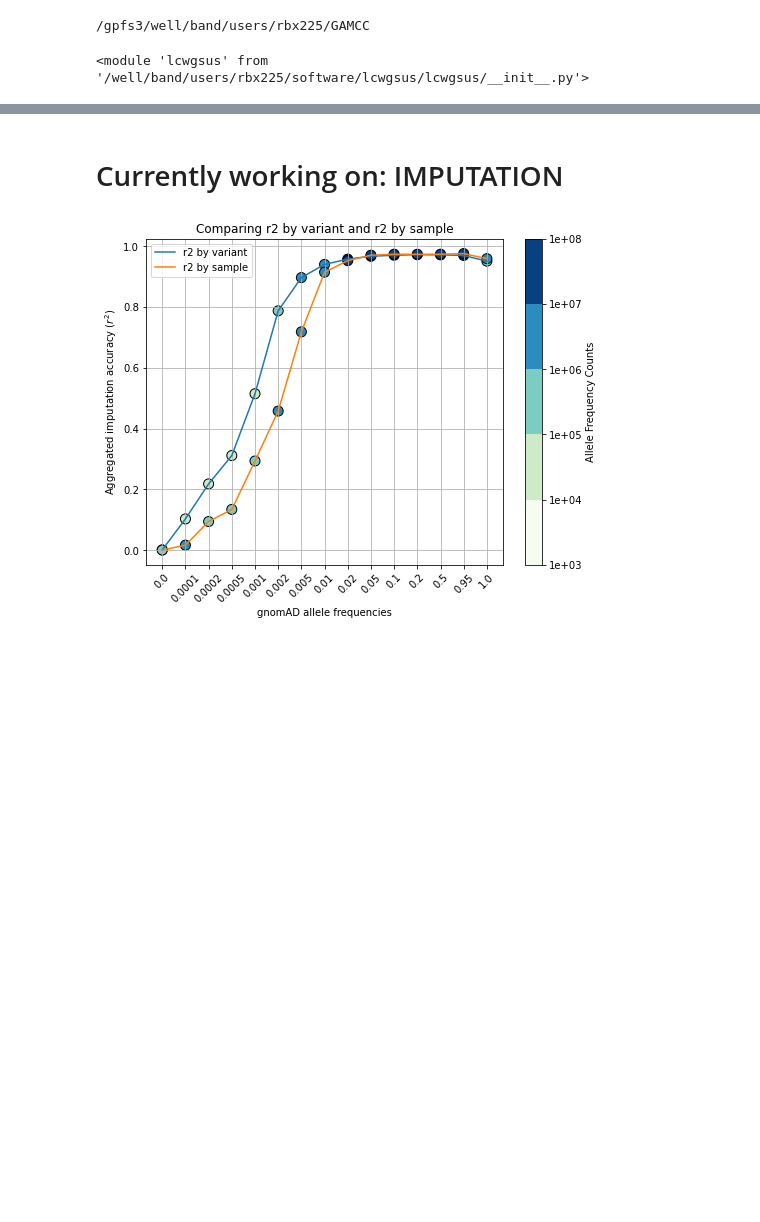
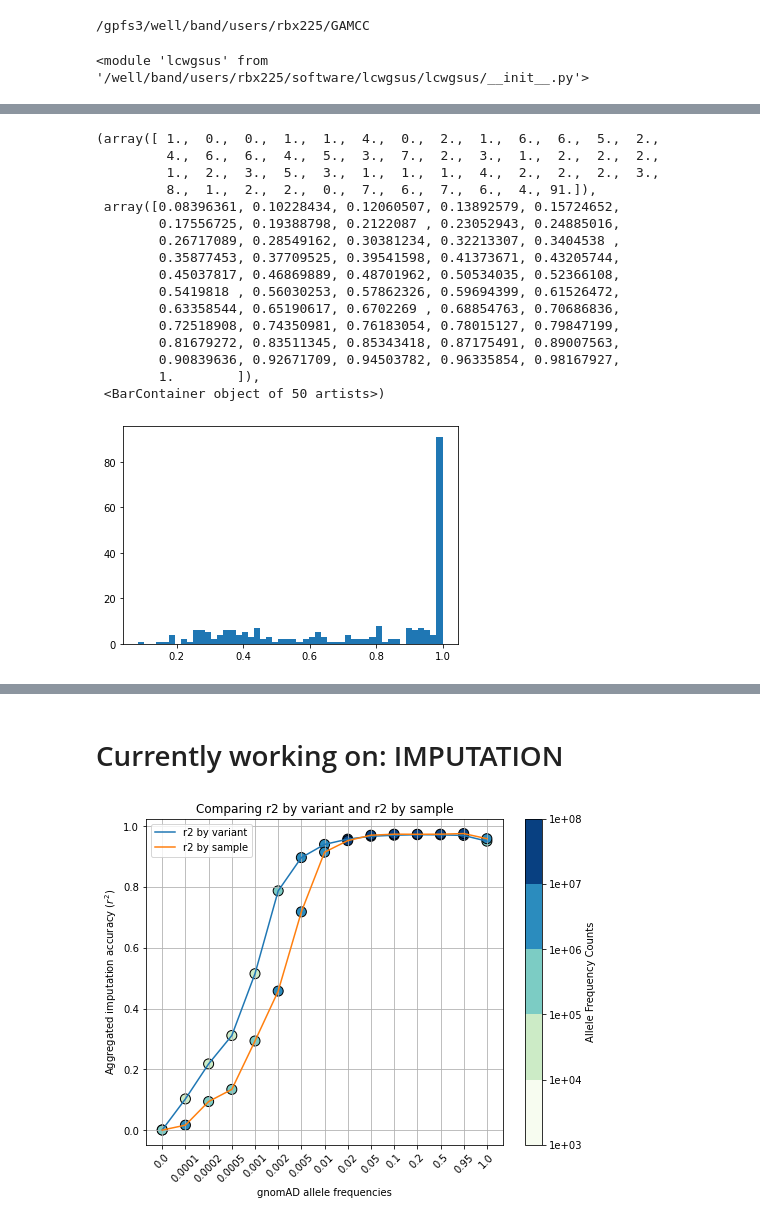
Before and after one commit to Suuuuuuuus/LCWGS_pipeline, a Jupyter notebook: scripts/lcwgs_tmp.ipynb, the cells around one changed output, grey strips where cells are left out. Saved outputs shown, nothing was run; the diff lists cells and outputs as text; code cells hidden in the pictures; blank space fills up the shorter version.

```diff
--- a/scripts/lcwgs_tmp.ipynb
+++ b/scripts/lcwgs_tmp.ipynb
@@ -45,0 +201,21 @@ importlib.reload(lcwgsus)
+# %%
+sample_linker = pd.read_csv('data/metadata/sample_linker.csv')
+sample_linker = {k:v for k, v in zip(sample_linker['Seq_Name'], sample_linker['Chip_Name'])}
+
+imputed_A = pd.read_csv('/well/band/users/rbx225/GAMCC/results/hla/imputation/genes/A/quilt.hla.output.combined.topresult.txt', sep = '\t')
+imputed_A = imputed_A[['sample_name', 'bestallele1', 'bestallele2', 'post_prob']]
+# %%
+def clean_hla_imputed(r):
+    r['sample_name'] = sample_linker[r['sample_name']]
+    a1 = r['bestallele1'].split('*')[1]
+    a2 = r['bestallele2'].split('*')[1]
+    if a1 < a2:
+        r['bestallele1'] = a1
+        r['bestallele2'] = a2
+    else:
+        r['bestallele1'] = a2
+        r['bestallele2'] = a1
+    return r
+# %%
+imputed_A = imputed_A.apply(clean_hla_imputed, axis = 1).sort_values(by = 'sample_name').reset_index(drop = True)
+imputed_A
@@ -45,0 +236,3 @@ importlib.reload(lcwgsus)
+# %%
+merged = pd.merge(imputed_A, triplet, left_on = 'sample_name', right_on = 'SampleID').drop(columns = 'SampleID')
+merged['match'] = 0
@@ -45,0 +253,20 @@ importlib.reload(lcwgsus)
+# %%
+plt.hist(merged['post_prob'], bins = 50)
+# %% [output]
+(array([ 1.,  0.,  0.,  1.,  1.,  4.,  0.,  2.,  1.,  6.,  6.,  5.,  2.,
+         4.,  6.,  6.,  4.,  5.,  3.,  7.,  2.,  3.,  1.,  2.,  2.,  2.,
+         1.,  2.,  3.,  5.,  3.,  1.,  1.,  1.,  4.,  2.,  2.,  2.,  3.,
+         8.,  1.,  2.,  2.,  0.,  7.,  6.,  7.,  6.,  4., 91.]),
+ array([0.08396361, 0.10228434, 0.12060507, 0.13892579, 0.15724652,
+        0.17556725, 0.19388798, 0.2122087 , 0.23052943, 0.24885016,
+        0.26717089, 0.28549162, 0.30381234, 0.32213307, 0.3404538 ,
+        0.35877453, 0.37709525, 0.39541598, 0.41373671, 0.43205744,
+        0.45037817, 0.46869889, 0.48701962, 0.50534035, 0.52366108,
+        0.5419818 , 0.56030253, 0.57862326, 0.59694399, 0.61526472,
+        0.63358544, 0.65190617, 0.6702269 , 0.68854763, 0.70686836,
+        0.72518908, 0.74350981, 0.76183054, 0.78015127, 0.79847199,
+        0.81679272, 0.83511345, 0.85343418, 0.87175491, 0.89007563,
+        0.90839636, 0.92671709, 0.94503782, 0.96335854, 0.98167927,
+        1.        ]),
+ <BarContainer object of 50 artists>)
+[figure, added]
```
Also changed, not shown: parts of 18 cells of this notebook.
